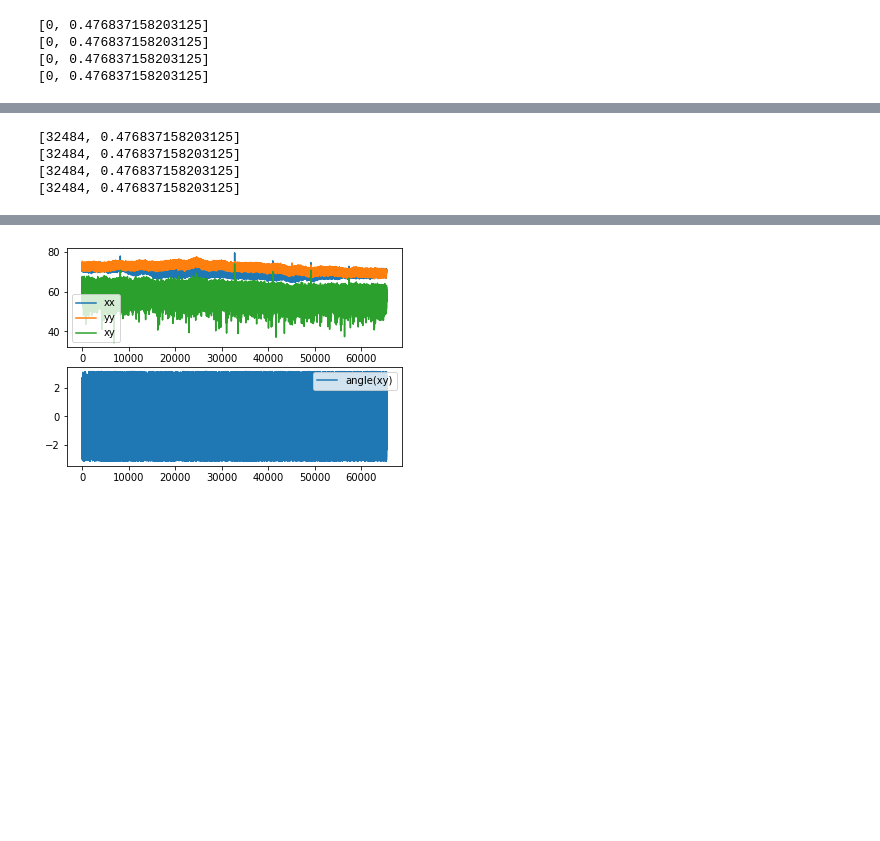
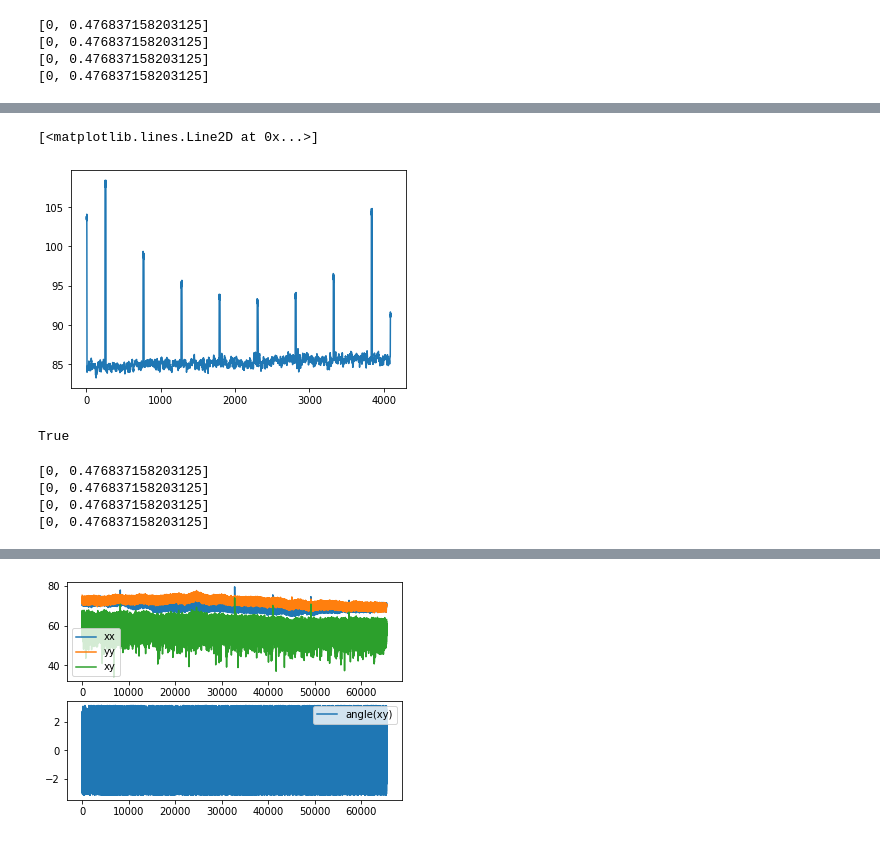
Before and after one commit to realtimeradio/vla-dev, a Jupyter notebook: software/notebooks/LO-shift-testing_a08_a12.ipynb, the cells around one changed output, grey strips where cells are left out. Saved outputs shown, nothing was run; the diff lists cells and outputs as text; code cells hidden in the pictures; blank space fills up the shorter version.

```diff
--- a/software/notebooks/LO-shift-testing_a08_a12.ipynb
+++ b/software/notebooks/LO-shift-testing_a08_a12.ipynb
@@ -73,0 +107,10 @@ for i in range(4): print(feng12.lo.get_lo_frequency_shift(i))
+# %%
+x = feng12.dts.get_accumulated_fft(3,128)
+plt.plot(10*np.log10(x))
+# %% [output]
+[<matplotlib.lines.Line2D at 0x...>]
+[figure, added]
+# %%
+feng12.dts.is_synced()
+# %% [output]
+True
@@ -74,10 +119,10 @@ for i in range(4): print(feng12.lo.get_lo_frequency_shift(i))
+# %%
+for i in range(4): print(feng12.lo.get_lo_frequency_shift(i))
+# %% [output]
+[0, 0.476837158203125]
+[0, 0.476837158203125]
+[0, 0.476837158203125]
+[0, 0.476837158203125]
 # %%
 fname_shifton = '/home/jackh/guppi_59808_58121_101364289611_3C147_0001.0000.raw'
 fname_shiftoff = '/home/jackh/guppi_59808_58317_101364301574_3C147_0001.0000.raw'
-# %%
-for i in range(4): print(feng12.lo.get_lo_frequency_shift(i))
-# %% [output]
-[32484, 0.476837158203125]
-[32484, 0.476837158203125]
-[32484, 0.476837158203125]
-[32484, 0.476837158203125]
```
Also changed, not shown: parts of 18 cells of this notebook, 2 other files.
